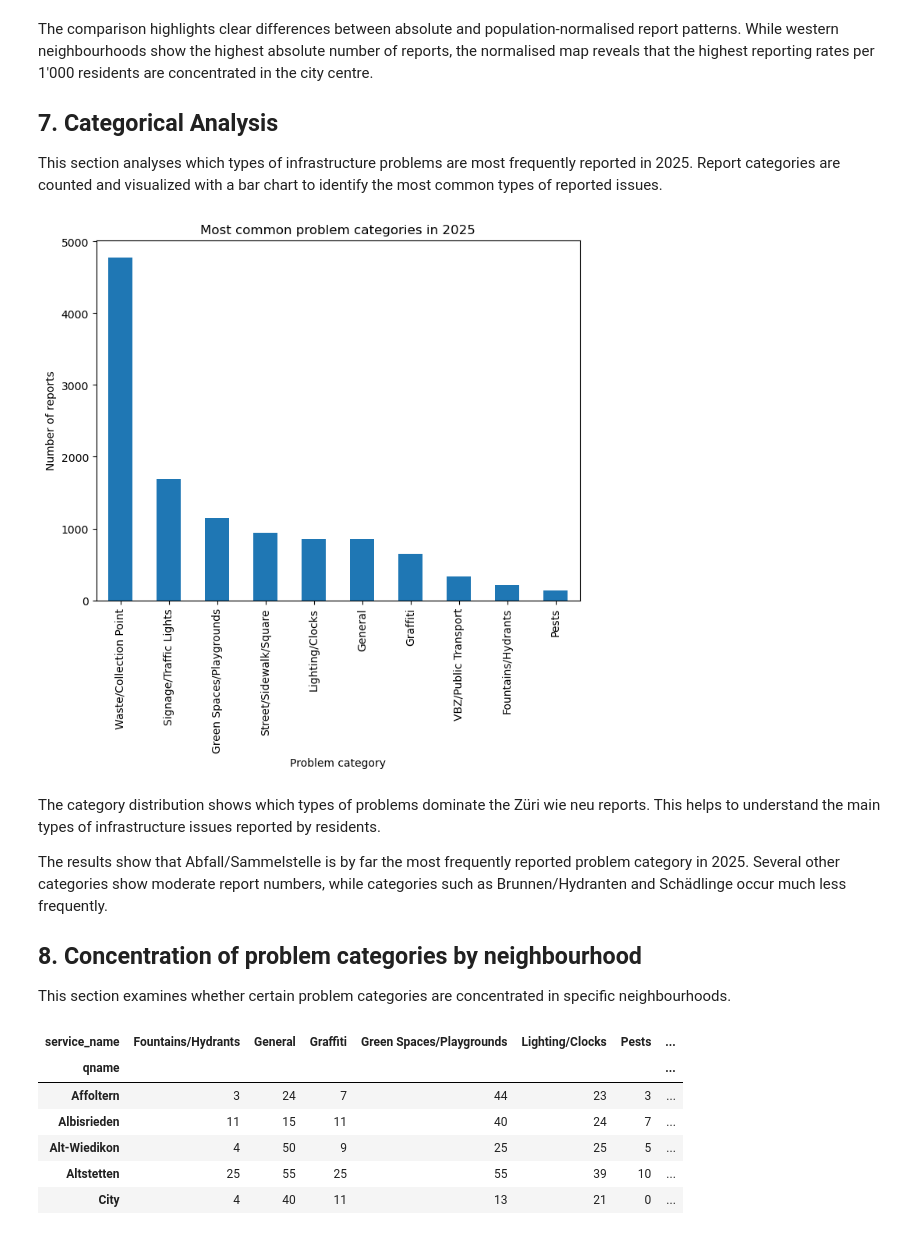
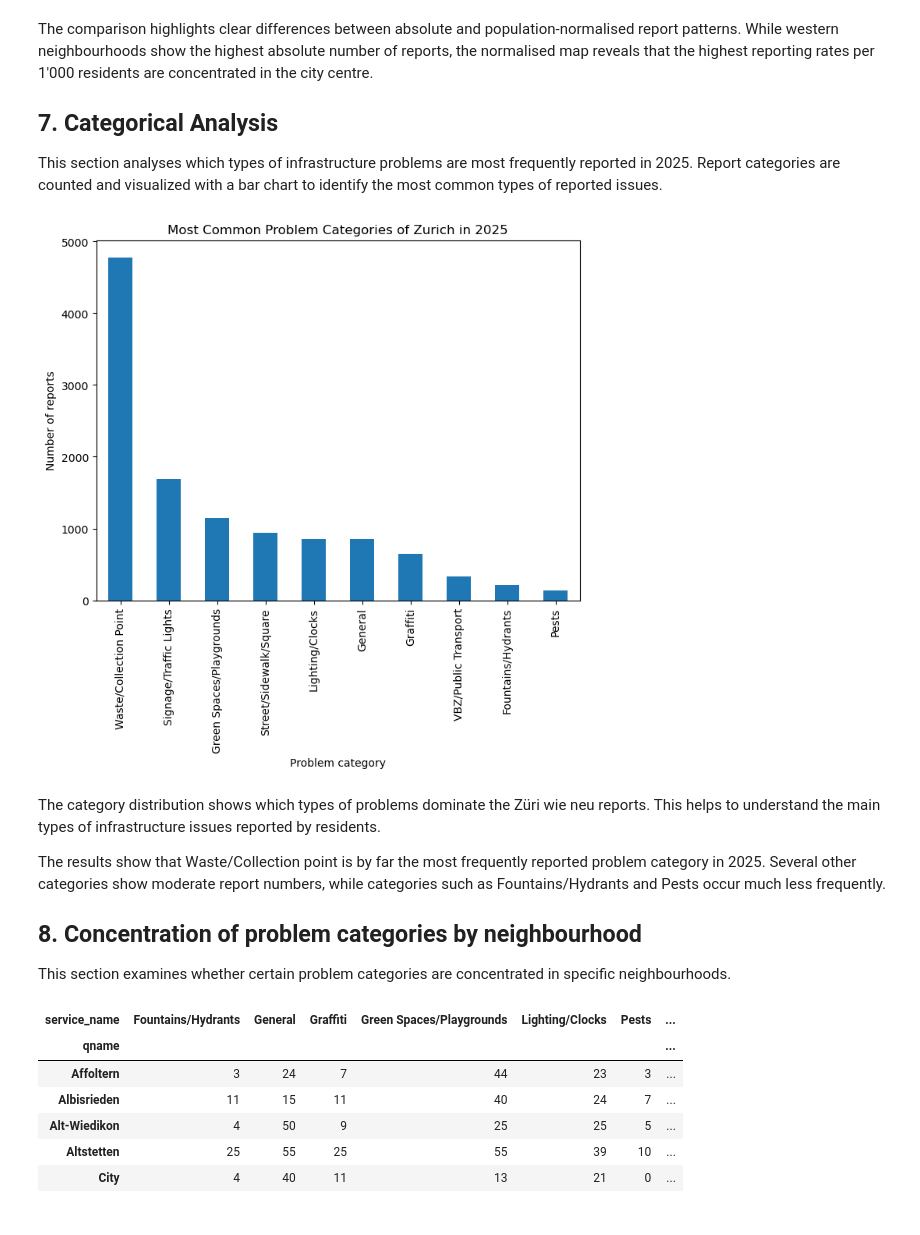
Before and after one commit to konaarnold/zueri-wie-neu-analysis, a Jupyter notebook: notebooks/zueri_wie_neu_analysis.ipynb, the cells around one changed output. Drawn from its saved outputs; the diff is of its cells as text; code cells hidden in the pictures.

```diff
--- a/notebooks/zueri_wie_neu_analysis.ipynb
+++ b/notebooks/zueri_wie_neu_analysis.ipynb
@@ -724,31 +724,31 @@ This section analyses which types of infrastructure problems are most frequently
 # %%
 fig, ax = plt.subplots(figsize=(8, 6))
 
 zurich_reports_2025["service_name"].value_counts().plot(
     kind="bar",
     ax=ax
 )
 
-ax.set_title("Most common problem categories in 2025")
+ax.set_title("Most Common Problem Categories of Zurich in 2025")
 ax.set_xlabel("Problem category")
 ax.set_ylabel("Number of reports")
 
 plt.xticks(rotation=90)
 
 # save figure
 fig.savefig(
-    "../outputs/maps/most_common_problem_category_2025.png",
+    "../outputs/graphs/most_common_problem_category_zh_2025.png",
     dpi=300,
     bbox_inches="tight"
 )
 
 plt.show()
 # %% [output]
-[figure, old version]
+[figure, new version]
 # %% [markdown]
 The category distribution shows which types of problems dominate the Züri wie neu reports. This helps to understand the main types of infrastructure issues reported by residents.
 
-The results show that Abfall/Sammelstelle is by far the most frequently reported problem category in 2025. Several other categories show moderate report numbers, while categories such as Brunnen/Hydranten and Schädlinge occur much less frequently.
+The results show that Waste/Collection point is by far the most frequently reported problem category in 2025. Several other categories show moderate report numbers, while categories such as Fountains/Hydrants and Pests occur much less frequently.
 ## 8. Concentration of problem categories by neighbourhood
 This section examines whether certain problem categories are concentrated in specific neighbourhoods.
 # %%
```
Also changed, not shown: parts of 9 cells of this notebook, 13 other files.
